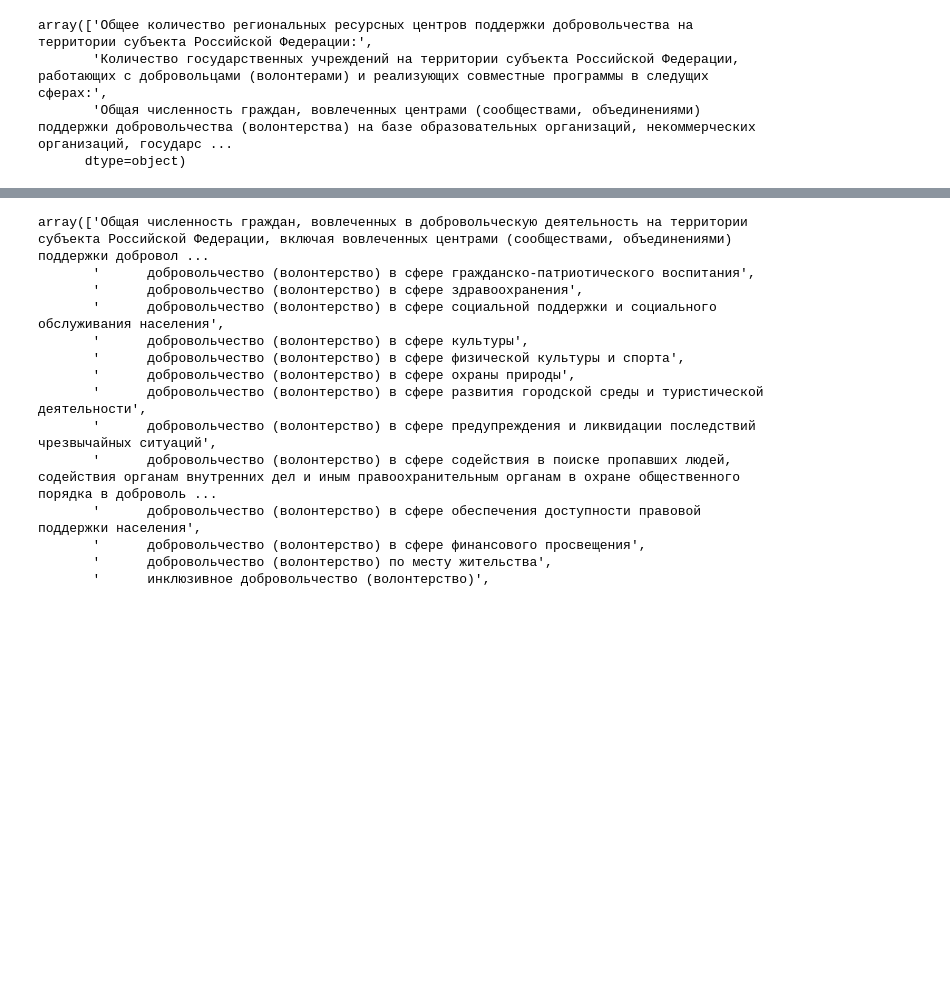
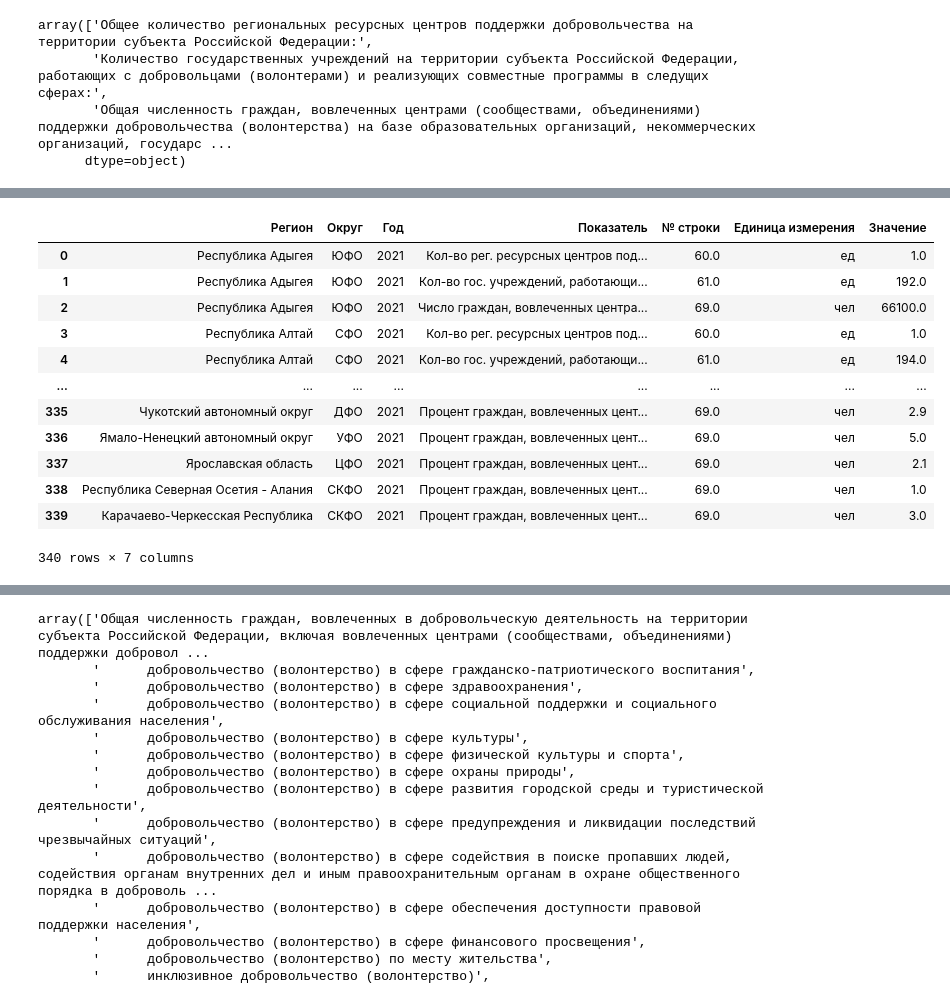
Before and after one commit to alexlakiza/adolescent-dash, a Jupyter notebook: preprocessing/transform_init_data.ipynb, the cells around one changed output, grey strips where cells are left out. Cells and saved outputs as stored; diff of their text form; code cells hidden in the pictures; blank space fills up the shorter version.

```diff
--- a/preprocessing/transform_init_data.ipynb
+++ b/preprocessing/transform_init_data.ipynb
@@ -374,3 +471,19 @@ df_1['Показатель'] = df_1['Показатель'].map(feature_mapper)
+# %%
+df_1
+# %% [output]
+|  | Регион | Округ | Год | Показатель | № строки | Единица измерения | Значение |
+| 0 | Республика Адыгея | ЮФО | 2021 | Кол-во рег. ресурсных центров под... | 60.0 | ед | 1.0 |
+| 1 | Республика Адыгея | ЮФО | 2021 | Кол-во гос. учреждений, работающи... | 61.0 | ед | 192.0 |
+| 2 | Республика Адыгея | ЮФО | 2021 | Число граждан, вовлеченных центра... | 69.0 | чел | 66100.0 |
+| 3 | Республика Алтай | СФО | 2021 | Кол-во рег. ресурсных центров под... | 60.0 | ед | 1.0 |
+| 4 | Республика Алтай | СФО | 2021 | Кол-во гос. учреждений, работающи... | 61.0 | ед | 194.0 |
+| ... | ... | ... | ... | ... | ... | ... | ... |
+| 335 | Чукотский автономный округ | ДФО | 2021 | Процент граждан, вовлеченных цент... | 69.0 | чел | 2.9 |
+| 336 | Ямало-Ненецкий автономный округ | УФО | 2021 | Процент граждан, вовлеченных цент... | 69.0 | чел | 5.0 |
+| 337 | Ярославская область | ЦФО | 2021 | Процент граждан, вовлеченных цент... | 69.0 | чел | 2.1 |
+| 338 | Республика Северная Осетия - Алания | СКФО | 2021 | Процент граждан, вовлеченных цент... | 69.0 | чел | 1.0 |
+| 339 | Карачаево-Черкесская Республика | СКФО | 2021 | Процент граждан, вовлеченных цент... | 69.0 | чел | 3.0 |
+340 rows × 7 columns
 # %%
 df_1.drop(['Год', '№ строки', 'Единица измерения'], axis=1).to_parquet('../data/p7-1.parquet', index=False)
 # %%
```
Also changed, not shown: parts of 29 cells of this notebook, 2 other files.
